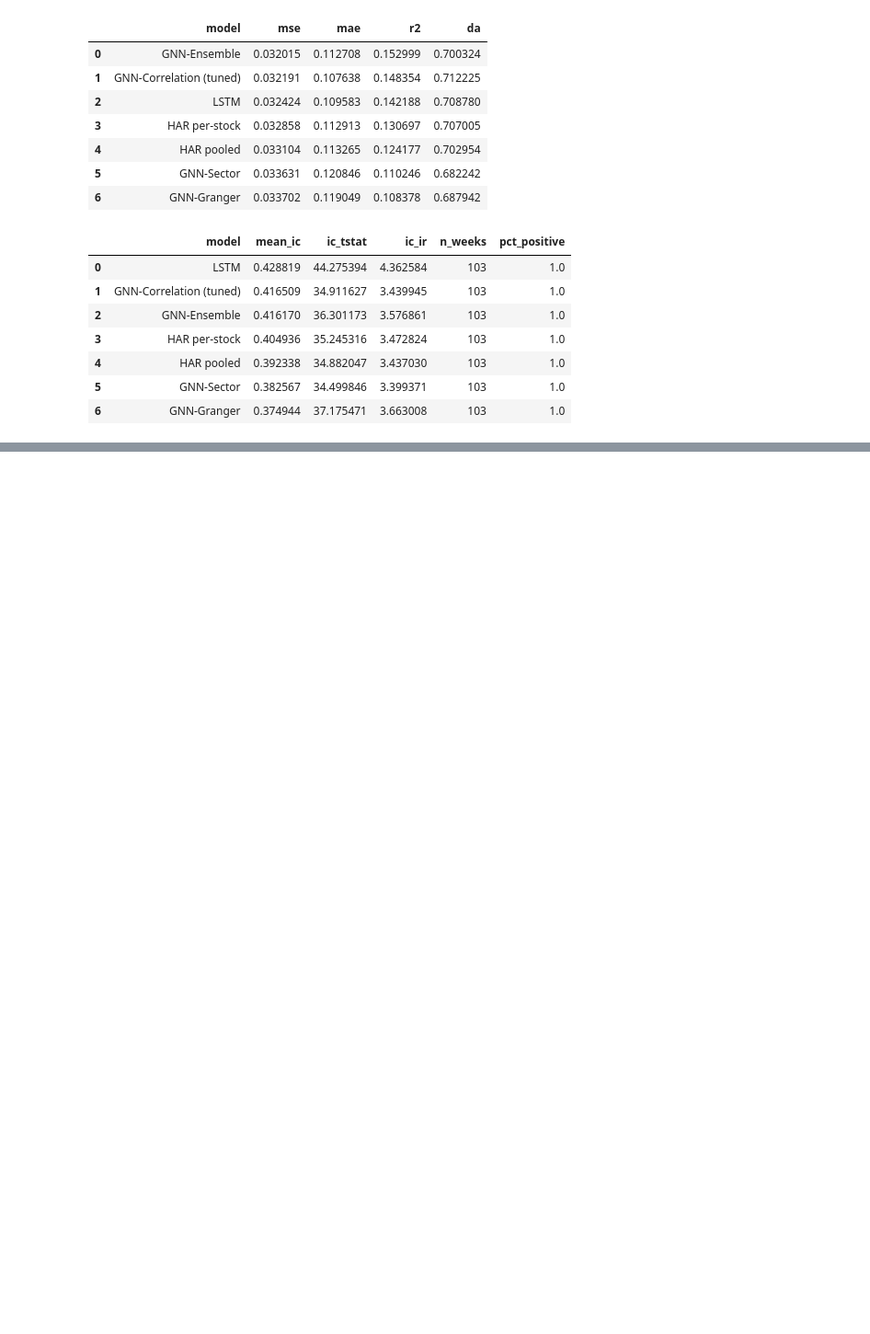
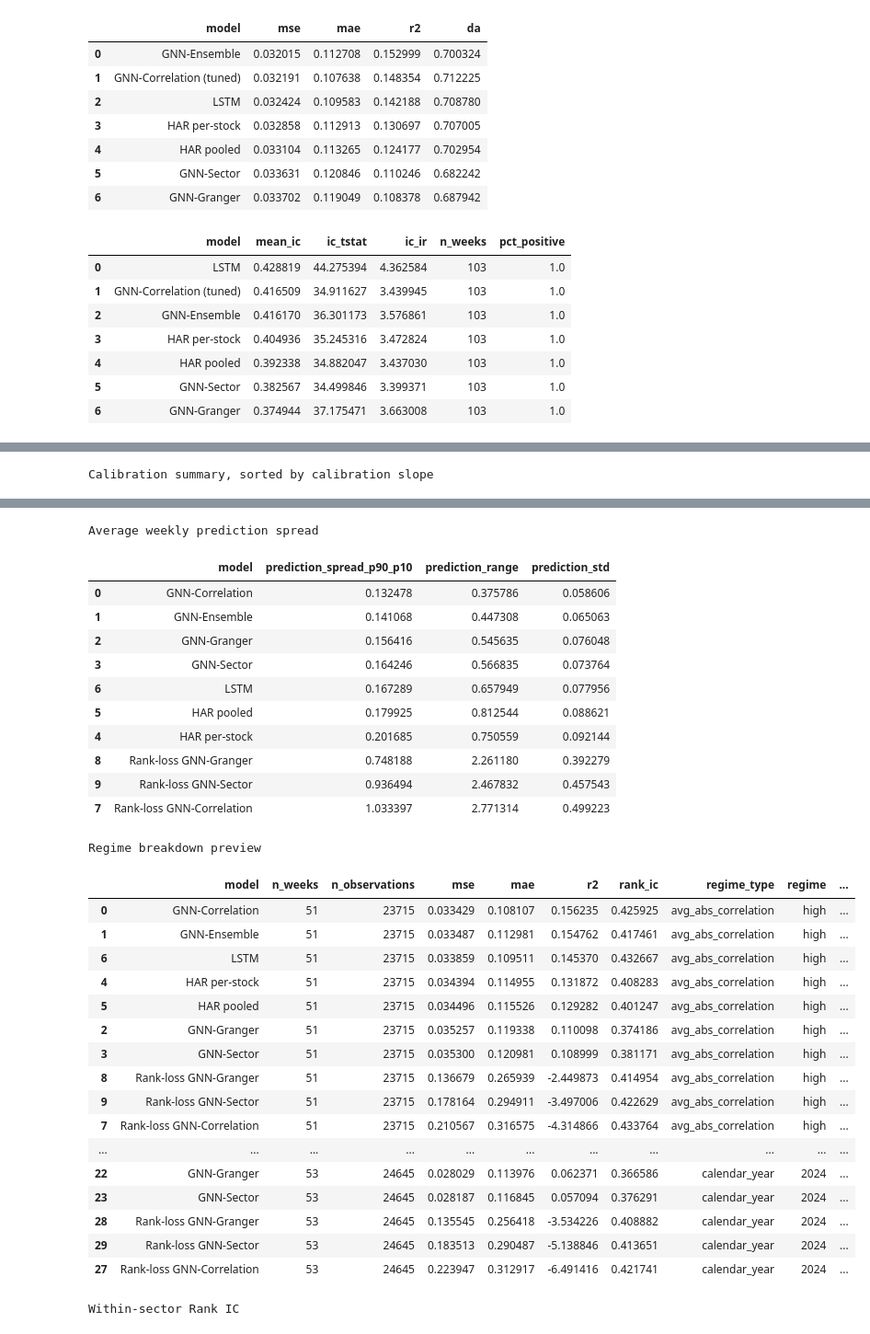
Before and after one commit to waderylan/sp500-gnn, a Jupyter notebook: notebooks/05_evaluate.ipynb, the cells around one changed output, grey strips where cells are left out. Shown at 92% size. Drawn from its saved outputs; the diff is of its cells as text; code cells hidden in the pictures; blank space fills up the shorter version.

```diff
--- a/notebooks/05_evaluate.ipynb
+++ b/notebooks/05_evaluate.ipynb
@@ -433,0 +464,44 @@ Frozen baseline snapshot
+# %%
+# STEP5_DIAGNOSTICS_TABLES
+from pathlib import Path
+import pandas as pd
+from IPython.display import display
+
+results_dir = Path('../data/results')
+calibration = pd.read_csv(results_dir / 'calibration_summary.csv')
+spread = pd.read_csv(results_dir / 'prediction_spread_by_week.csv')
+regime = pd.read_csv(results_dir / 'regime_breakdown_metrics.csv')
+within_sector = pd.read_csv(results_dir / 'within_sector_rank_ic_table.csv')
+
+print('Calibration summary, sorted by calibration slope')
+display(
+    calibration.sort_values('calibration_slope')[
+        [
+            'model',
+            'prediction_mean',
+            'prediction_std',
+            'avg_weekly_prediction_spread_p90_p10',
+            'calibration_slope',
+            'calibration_intercept',
+            'pearson_corr',
+            'spearman_rank_ic',
+        ]
+    ]
+)
+
+print('Average weekly prediction spread')
+display(
+    spread.groupby('model', as_index=False)[
+        ['prediction_spread_p90_p10', 'prediction_range', 'prediction_std']
+    ]
+    .mean()
+    .sort_values('prediction_spread_p90_p10')
+)
+
+print('Regime breakdown preview')
+display(regime.sort_values(['regime_type', 'regime', 'mse']).head(30))
+
+print('Within-sector Rank IC')
+display(within_sector)
+# %% [output]
+Calibration summary, sorted by calibration slope
@@ -433,0 +519,31 @@ Frozen baseline snapshot
+Average weekly prediction spread
+|  | model | prediction_spread_p90_p10 | prediction_range | prediction_std |
+| 0 | GNN-Correlation | 0.132478 | 0.375786 | 0.058606 |
+| 1 | GNN-Ensemble | 0.141068 | 0.447308 | 0.065063 |
+| 2 | GNN-Granger | 0.156416 | 0.545635 | 0.076048 |
+| 3 | GNN-Sector | 0.164246 | 0.566835 | 0.073764 |
+| 6 | LSTM | 0.167289 | 0.657949 | 0.077956 |
+| 5 | HAR pooled | 0.179925 | 0.812544 | 0.088621 |
+| 4 | HAR per-stock | 0.201685 | 0.750559 | 0.092144 |
+| 8 | Rank-loss GNN-Granger | 0.748188 | 2.261180 | 0.392279 |
+| 9 | Rank-loss GNN-Sector | 0.936494 | 2.467832 | 0.457543 |
+| 7 | Rank-loss GNN-Correlation | 1.033397 | 2.771314 | 0.499223 |
+Regime breakdown preview
+|  | model | n_weeks | n_observations | mse | mae | r2 | rank_ic | regime_type | regime | ... |
+| 0 | GNN-Correlation | 51 | 23715 | 0.033429 | 0.108107 | 0.156235 | 0.425925 | avg_abs_correlation | high | ... |
+| 1 | GNN-Ensemble | 51 | 23715 | 0.033487 | 0.112981 | 0.154762 | 0.417461 | avg_abs_correlation | high | ... |
+| 6 | LSTM | 51 | 23715 | 0.033859 | 0.109511 | 0.145370 | 0.432667 | avg_abs_correlation | high | ... |
+| 4 | HAR per-stock | 51 | 23715 | 0.034394 | 0.114955 | 0.131872 | 0.408283 | avg_abs_correlation | high | ... |
+| 5 | HAR pooled | 51 | 23715 | 0.034496 | 0.115526 | 0.129282 | 0.401247 | avg_abs_correlation | high | ... |
+| 2 | GNN-Granger | 51 | 23715 | 0.035257 | 0.119338 | 0.110098 | 0.374186 | avg_abs_correlation | high | ... |
+| 3 | GNN-Sector | 51 | 23715 | 0.035300 | 0.120981 | 0.108999 | 0.381171 | avg_abs_correlation | high | ... |
+| 8 | Rank-loss GNN-Granger | 51 | 23715 | 0.136679 | 0.265939 | -2.449873 | 0.414954 | avg_abs_correlation | high | ... |
+| 9 | Rank-loss GNN-Sector | 51 | 23715 | 0.178164 | 0.294911 | -3.497006 | 0.422629 | avg_abs_correlation | high | ... |
+| 7 | Rank-loss GNN-Correlation | 51 | 23715 | 0.210567 | 0.316575 | -4.314866 | 0.433764 | avg_abs_correlation | high | ... |
+| ... | ... | ... | ... | ... | ... | ... | ... | ... | ... | ... |
+| 22 | GNN-Granger | 53 | 24645 | 0.028029 | 0.113976 | 0.062371 | 0.366586 | calendar_year | 2024 | ... |
+| 23 | GNN-Sector | 53 | 24645 | 0.028187 | 0.116845 | 0.057094 | 0.376291 | calendar_year | 2024 | ... |
+| 28 | Rank-loss GNN-Granger | 53 | 24645 | 0.135545 | 0.256418 | -3.534226 | 0.408882 | calendar_year | 2024 | ... |
+| 29 | Rank-loss GNN-Sector | 53 | 24645 | 0.183513 | 0.290487 | -5.138846 | 0.413651 | calendar_year | 2024 | ... |
+| 27 | Rank-loss GNN-Correlation | 53 | 24645 | 0.223947 | 0.312917 | -6.491416 | 0.421741 | calendar_year | 2024 | ... |
+Within-sector Rank IC
```
Also changed, not shown: parts of 7 cells of this notebook, 3 other files.
